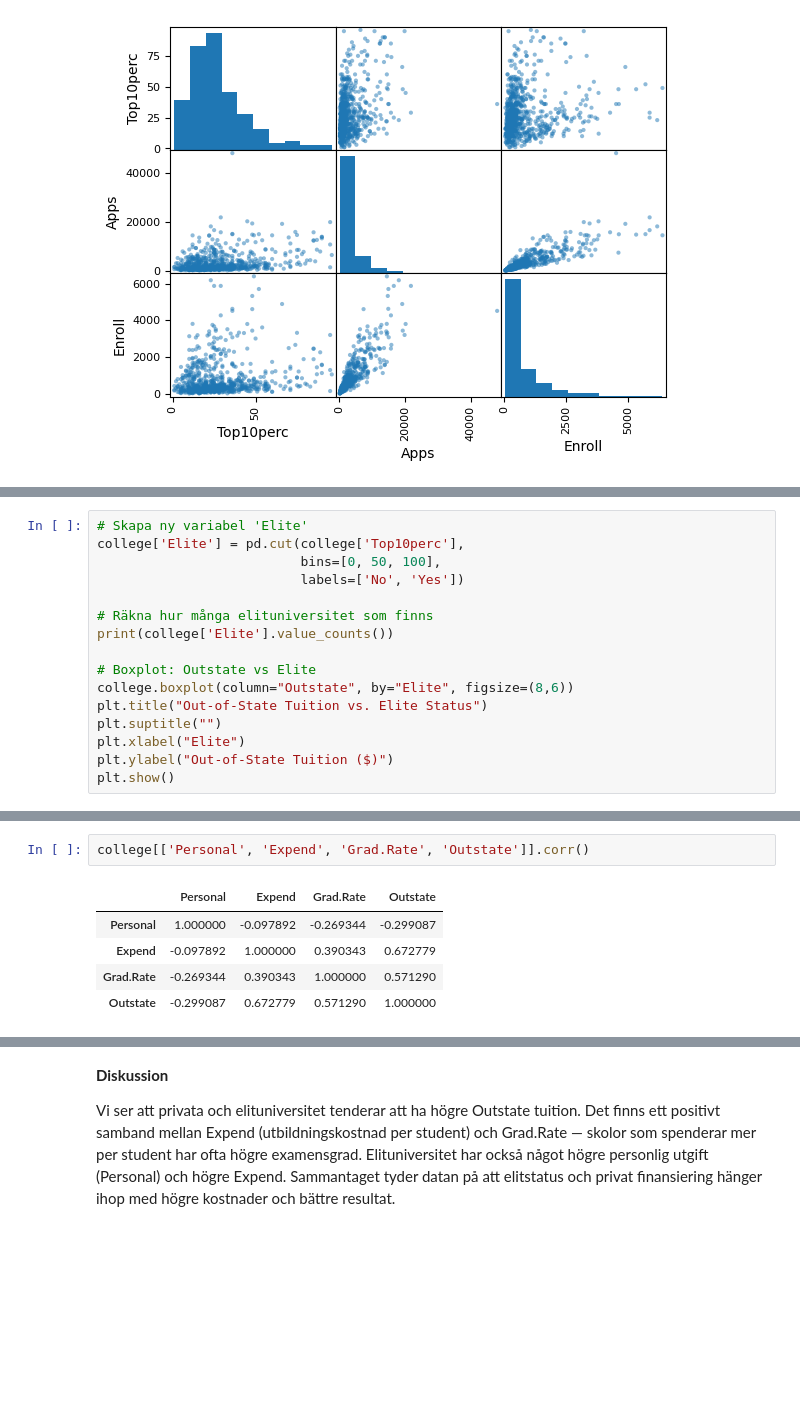
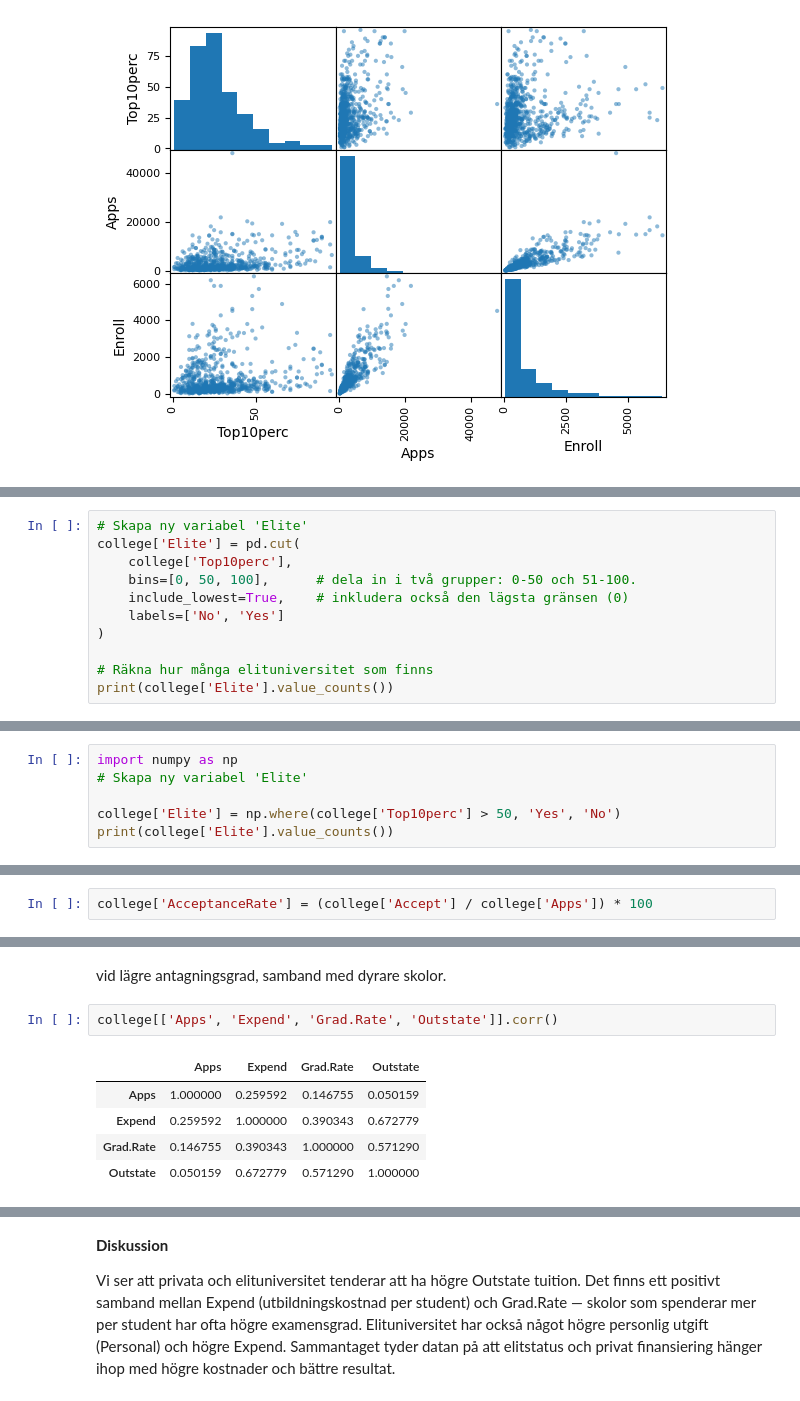
Before and after one commit to F-Degerman/data-mining-FANNY-DEGERMAN, a Jupyter notebook: Labb/Labb_data_behandling.ipynb, the cells around one changed output, grey strips where cells are left out. Cells and saved outputs as stored; diff of their text form; blank space fills up the shorter version.

```diff
--- a/Labb/Labb_data_behandling.ipynb
+++ b/Labb/Labb_data_behandling.ipynb
@@ -136,16 +125,11 @@ side-by-side boxplots of Outstate versus Elite.
 # %%
 # Skapa ny variabel 'Elite'
-college['Elite'] = pd.cut(college['Top10perc'],
-                          bins=[0, 50, 100],
-                          labels=['No', 'Yes'])
+college['Elite'] = pd.cut(
+    college['Top10perc'],
+    bins=[0, 50, 100],      # dela in i två grupper: 0-50 och 51-100.
+    include_lowest=True,    # inkludera också den lägsta gränsen (0)
+    labels=['No', 'Yes']
+)
 
 # Räkna hur många elituniversitet som finns
 print(college['Elite'].value_counts())
-
-# Boxplot: Outstate vs Elite
-college.boxplot(column="Outstate", by="Elite", figsize=(8,6))
-plt.title("Out-of-State Tuition vs. Elite Status")
-plt.suptitle("")
-plt.xlabel("Elite")
-plt.ylabel("Out-of-State Tuition ($)")
-plt.show()
@@ -157,0 +138,6 @@ Name: count, dtype: int64
+# %%
+import numpy as np
+# Skapa ny variabel 'Elite'
+
+college['Elite'] = np.where(college['Top10perc'] > 50, 'Yes', 'No')
+print(college['Elite'].value_counts())
@@ -182,0 +219,2 @@ and Elite status?
+# %%
+college['AcceptanceRate'] = (college['Accept'] / college['Apps']) * 100
@@ -183,8 +266,10 @@ and Elite status?
+# %% [markdown]
+vid lägre antagningsgrad, samband med dyrare skolor.
 # %%
-college[['Personal', 'Expend', 'Grad.Rate', 'Outstate']].corr()
+college[['Apps', 'Expend', 'Grad.Rate', 'Outstate']].corr()
 # %% [output]
-|  | Personal | Expend | Grad.Rate | Outstate |
-| Personal | 1.000000 | -0.097892 | -0.269344 | -0.299087 |
-| Expend | -0.097892 | 1.000000 | 0.390343 | 0.672779 |
-| Grad.Rate | -0.269344 | 0.390343 | 1.000000 | 0.571290 |
-| Outstate | -0.299087 | 0.672779 | 0.571290 | 1.000000 |
+|  | Apps | Expend | Grad.Rate | Outstate |
+| Apps | 1.000000 | 0.259592 | 0.146755 | 0.050159 |
+| Expend | 0.259592 | 1.000000 | 0.390343 | 0.672779 |
+| Grad.Rate | 0.146755 | 0.390343 | 1.000000 | 0.571290 |
+| Outstate | 0.050159 | 0.672779 | 0.571290 | 1.000000 |
```
Also changed, not shown: parts of 35 cells of this notebook, 15 other files.
